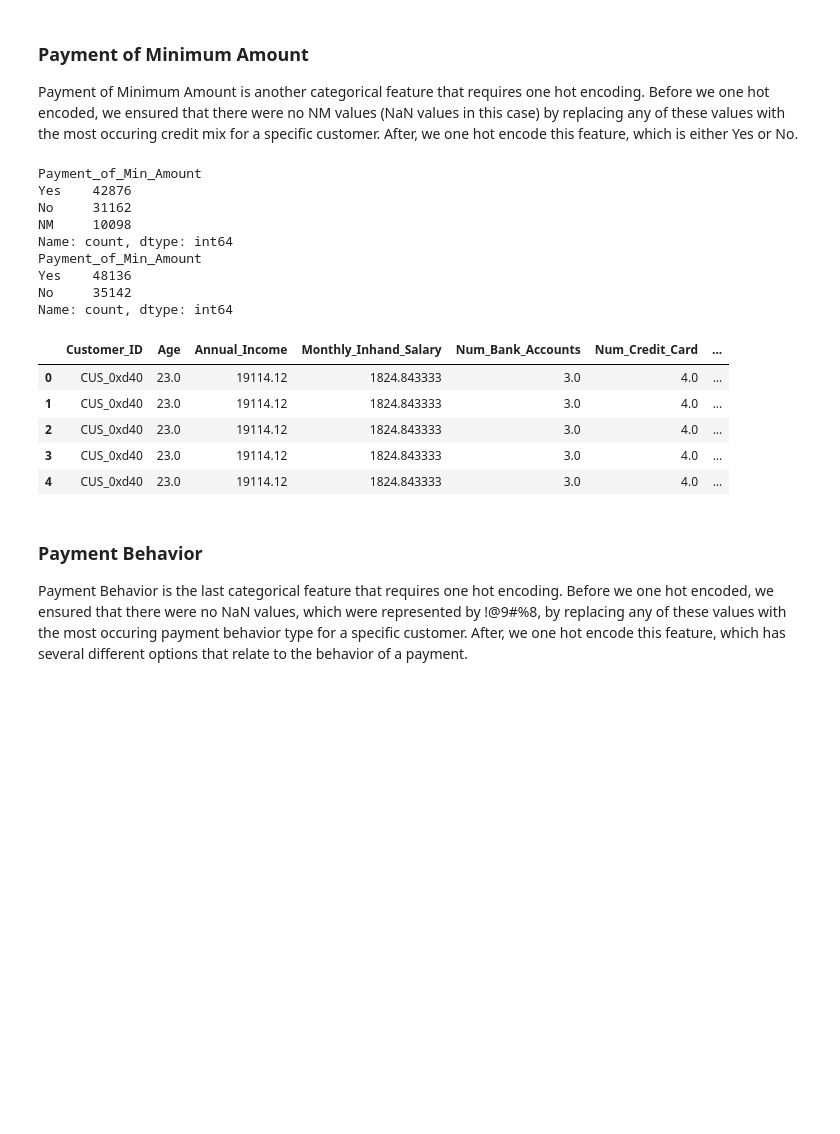
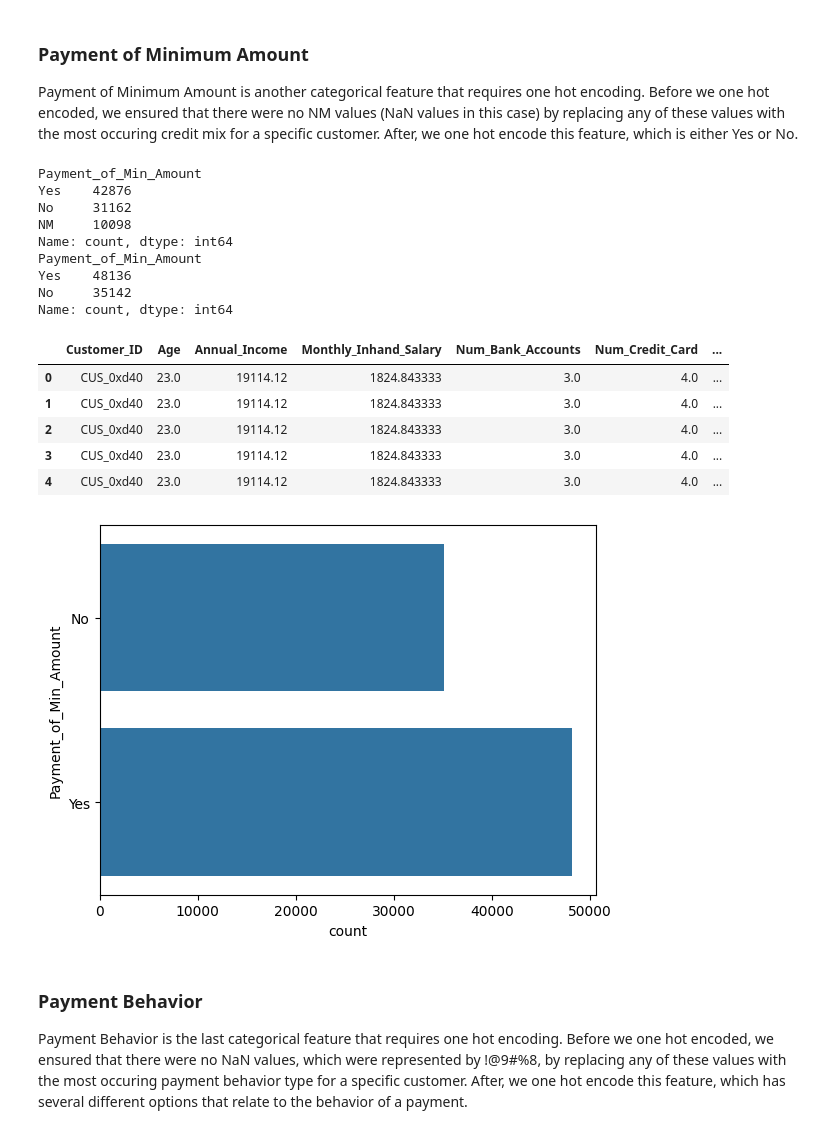
Before and after one commit to AyujVerma/Credit-Score-Classifier, a Jupyter notebook: credit_score.ipynb, the cells around one changed output. Cells and saved outputs as stored; diff of their text form; code cells hidden in the pictures; blank space fills up the shorter version.

```diff
--- a/credit_score.ipynb
+++ b/credit_score.ipynb
@@ -919,33 +928,35 @@ print(data['Payment_of_Min_Amount'].value_counts())
 
 grouped_data = data.groupby('Customer_ID')
 data['Payment_of_Min_Amount'] = grouped_data['Payment_of_Min_Amount'].transform(lambda x: replace_invalid_with_mode(x, 'NM'))
+sns.countplot(data['Payment_of_Min_Amount'])
 
 data.dropna(subset=['Payment_of_Min_Amount'], inplace = True)
 
 print(data['Payment_of_Min_Amount'].value_counts())
 
 # One hot encode:
 occupation_dummies = pd.get_dummies(data['Payment_of_Min_Amount'], prefix = 'Payment_of_Min_Amount')
 data = pd.concat([data, occupation_dummies], axis = 1)
 data.drop('Payment_of_Min_Amount', axis = 1, inplace = True)
 
 data.head()
 # %% [output]
 Payment_of_Min_Amount
 Yes    42876
 No     31162
 NM     10098
 Name: count, dtype: int64
 Payment_of_Min_Amount
 Yes    48136
 No     35142
 Name: count, dtype: int64
 |  | Customer_ID | Age | Annual_Income | Monthly_Inhand_Salary | Num_Bank_Accounts | Num_Credit_Card | ... |
 | 0 | CUS_0xd40 | 23.0 | 19114.12 | 1824.843333 | 3.0 | 4.0 | ... |
 | 1 | CUS_0xd40 | 23.0 | 19114.12 | 1824.843333 | 3.0 | 4.0 | ... |
 | 2 | CUS_0xd40 | 23.0 | 19114.12 | 1824.843333 | 3.0 | 4.0 | ... |
 | 3 | CUS_0xd40 | 23.0 | 19114.12 | 1824.843333 | 3.0 | 4.0 | ... |
 | 4 | CUS_0xd40 | 23.0 | 19114.12 | 1824.843333 | 3.0 | 4.0 | ... |
+[figure, added]
 # %% [markdown]
 ### Payment Behavior
 
```
Also changed, not shown: parts of 7 cells of this notebook.
